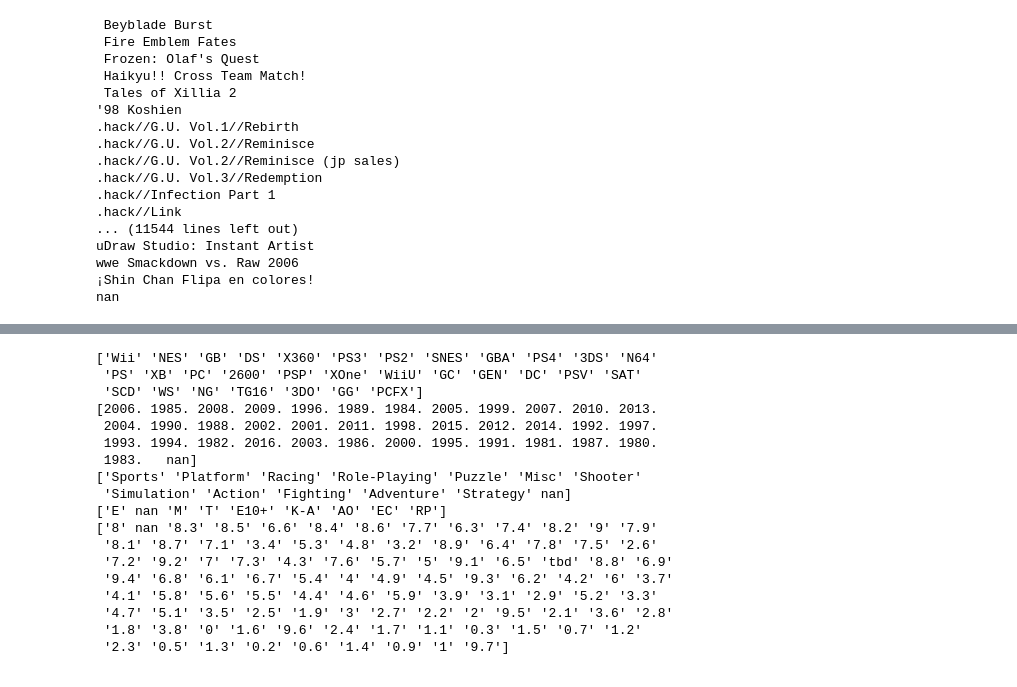
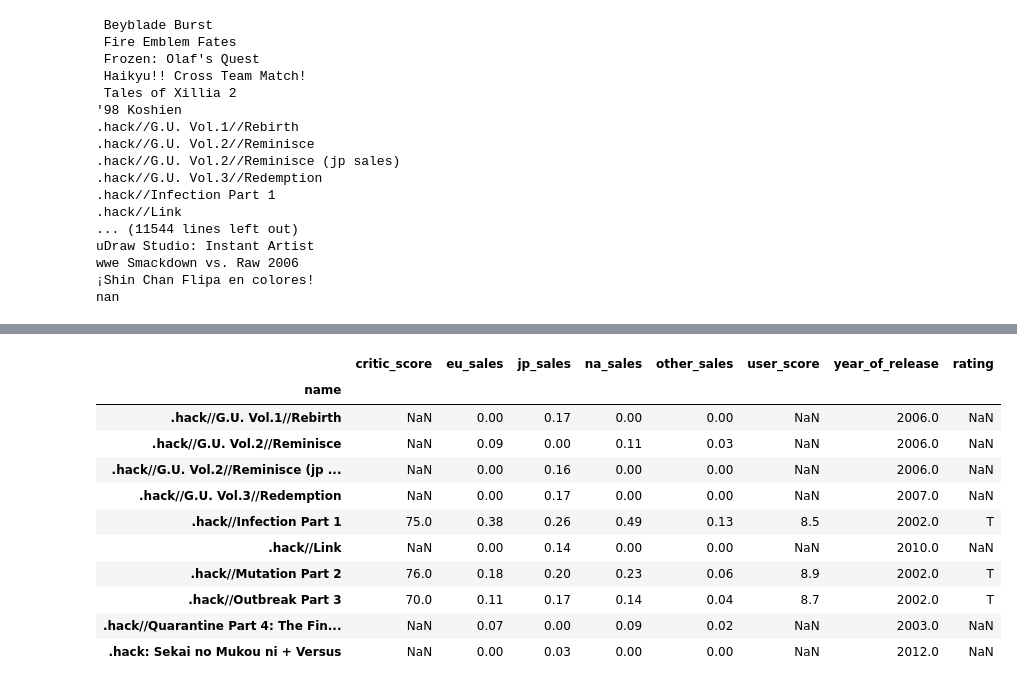
Before and after one commit to karimovdo/python3, a Jupyter notebook: project3.ipynb, the cells around one changed output, grey strips where cells are left out. Saved outputs shown, nothing was run; the diff lists cells and outputs as text; code cells hidden in the pictures.

```diff
--- a/project3.ipynb
+++ b/project3.ipynb
@@ -106,2 +151,20 @@ nan
+# %%
+for i in range(len(data['name'])):
+    if data.loc[i,'user_score'] == 'tbd':
+        data.loc[i,'user_score'] = np.nan
+data = data.astype({'user_score': float}, errors = 'ignore')
+# %%
+data = data.dropna(subset=['name'])
+data = data.reset_index(drop=True)
 # %%
-data.pivot_table(index='name', aggfunc='mean').head(50)
+nan_data = data.pivot_table(index='name')
+
+nan_data['rating'] = np.nan
+m=0
+for i in tqdm(data['name']):
+    if (pd.isna(data.loc[m,'rating'])) == False:
+        nan_data.loc[i,'rating'] = data.loc[m,'rating']
+    m += 1
+
+#nan_data['name'] = nan_data.index
+#nan_data = nan_data.reset_index(drop=True)
@@ -135,27 +171,16 @@ data[data['name'] == '2010 FIFA World Cup South Africa']
-# %%
-print(data['platform'].unique())
-print(data['year_of_release'].unique())
-print(data['genre'].unique())
-print(data['rating'].unique())
-
-print(data['user_score'].unique())
-# %% [output]
-['Wii' 'NES' 'GB' 'DS' 'X360' 'PS3' 'PS2' 'SNES' 'GBA' 'PS4' '3DS' 'N64'
- 'PS' 'XB' 'PC' '2600' 'PSP' 'XOne' 'WiiU' 'GC' 'GEN' 'DC' 'PSV' 'SAT'
- 'SCD' 'WS' 'NG' 'TG16' '3DO' 'GG' 'PCFX']
-[2006. 1985. 2008. 2009. 1996. 1989. 1984. 2005. 1999. 2007. 2010. 2013.
- 2004. 1990. 1988. 2002. 2001. 2011. 1998. 2015. 2012. 2014. 1992. 1997.
- 1993. 1994. 1982. 2016. 2003. 1986. 2000. 1995. 1991. 1981. 1987. 1980.
- 1983.   nan]
-['Sports' 'Platform' 'Racing' 'Role-Playing' 'Puzzle' 'Misc' 'Shooter'
- 'Simulation' 'Action' 'Fighting' 'Adventure' 'Strategy' nan]
-['E' nan 'M' 'T' 'E10+' 'K-A' 'AO' 'EC' 'RP']
-['8' nan '8.3' '8.5' '6.6' '8.4' '8.6' '7.7' '6.3' '7.4' '8.2' '9' '7.9'
- '8.1' '8.7' '7.1' '3.4' '5.3' '4.8' '3.2' '8.9' '6.4' '7.8' '7.5' '2.6'
- '7.2' '9.2' '7' '7.3' '4.3' '7.6' '5.7' '5' '9.1' '6.5' 'tbd' '8.8' '6.9'
- '9.4' '6.8' '6.1' '6.7' '5.4' '4' '4.9' '4.5' '9.3' '6.2' '4.2' '6' '3.7'
- '4.1' '5.8' '5.6' '5.5' '4.4' '4.6' '5.9' '3.9' '3.1' '2.9' '5.2' '3.3'
- '4.7' '5.1' '3.5' '2.5' '1.9' '3' '2.7' '2.2' '2' '9.5' '2.1' '3.6' '2.8'
- '1.8' '3.8' '0' '1.6' '9.6' '2.4' '1.7' '1.1' '0.3' '1.5' '0.7' '1.2'
- '2.3' '0.5' '1.3' '0.2' '0.6' '1.4' '0.9' '1' '9.7']
+# %%
+nan_data.head(10)
+# %% [output]
+|  | critic_score | eu_sales | jp_sales | na_sales | other_sales | user_score | year_of_release | rating |
+| name |  |  |  |  |  |  |  |  |
+| .hack//G.U. Vol.1//Rebirth | NaN | 0.00 | 0.17 | 0.00 | 0.00 | NaN | 2006.0 | NaN |
+| .hack//G.U. Vol.2//Reminisce | NaN | 0.09 | 0.00 | 0.11 | 0.03 | NaN | 2006.0 | NaN |
+| .hack//G.U. Vol.2//Reminisce (jp ... | NaN | 0.00 | 0.16 | 0.00 | 0.00 | NaN | 2006.0 | NaN |
+| .hack//G.U. Vol.3//Redemption | NaN | 0.00 | 0.17 | 0.00 | 0.00 | NaN | 2007.0 | NaN |
+| .hack//Infection Part 1 | 75.0 | 0.38 | 0.26 | 0.49 | 0.13 | 8.5 | 2002.0 | T |
+| .hack//Link | NaN | 0.00 | 0.14 | 0.00 | 0.00 | NaN | 2010.0 | NaN |
+| .hack//Mutation Part 2 | 76.0 | 0.18 | 0.20 | 0.23 | 0.06 | 8.9 | 2002.0 | T |
+| .hack//Outbreak Part 3 | 70.0 | 0.11 | 0.17 | 0.14 | 0.04 | 8.7 | 2002.0 | T |
+| .hack//Quarantine Part 4: The Fin... | NaN | 0.07 | 0.00 | 0.09 | 0.02 | NaN | 2003.0 | NaN |
+| .hack: Sekai no Mukou ni + Versus | NaN | 0.00 | 0.03 | 0.00 | 0.00 | NaN | 2012.0 | NaN |
 # %%
```
Also changed, not shown: parts of 15 cells of this notebook.
